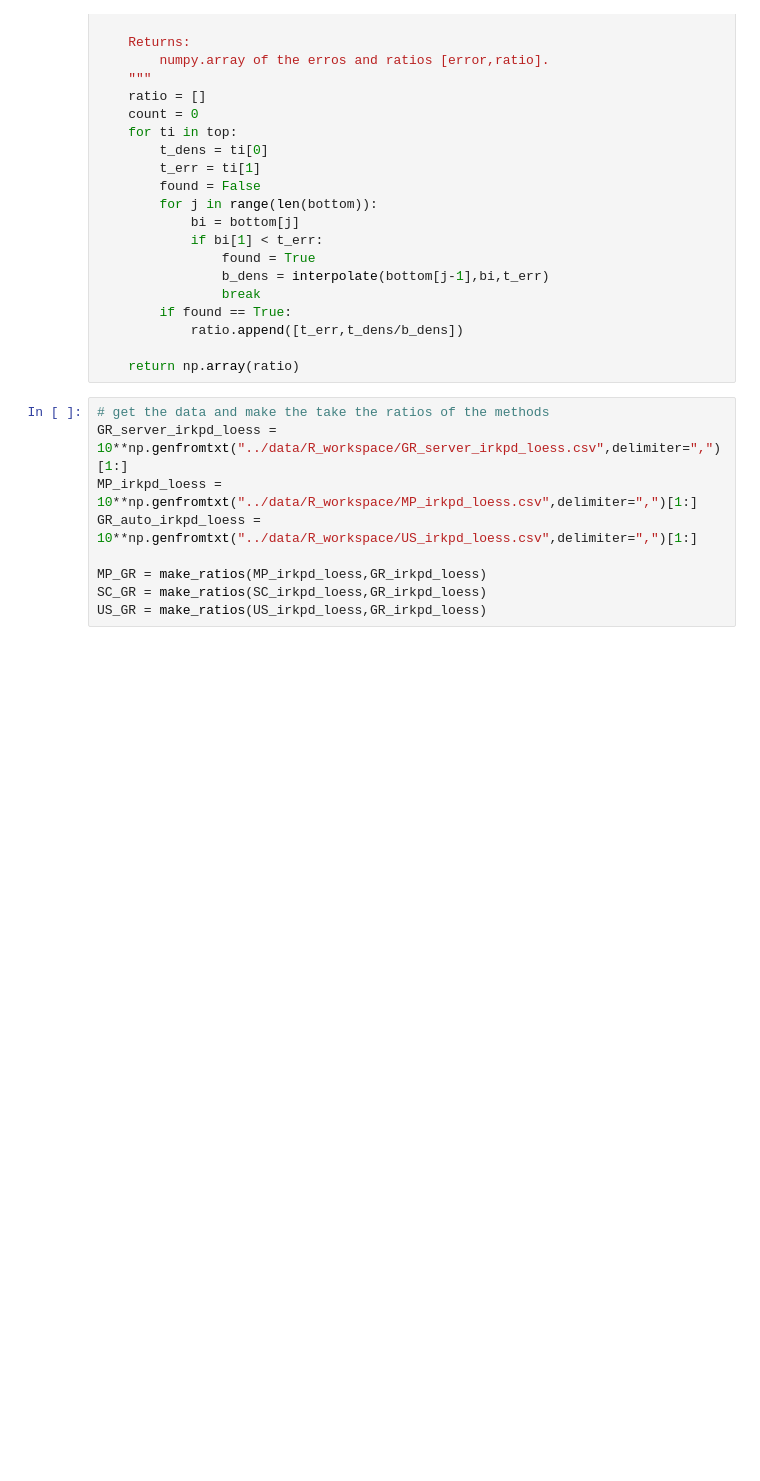
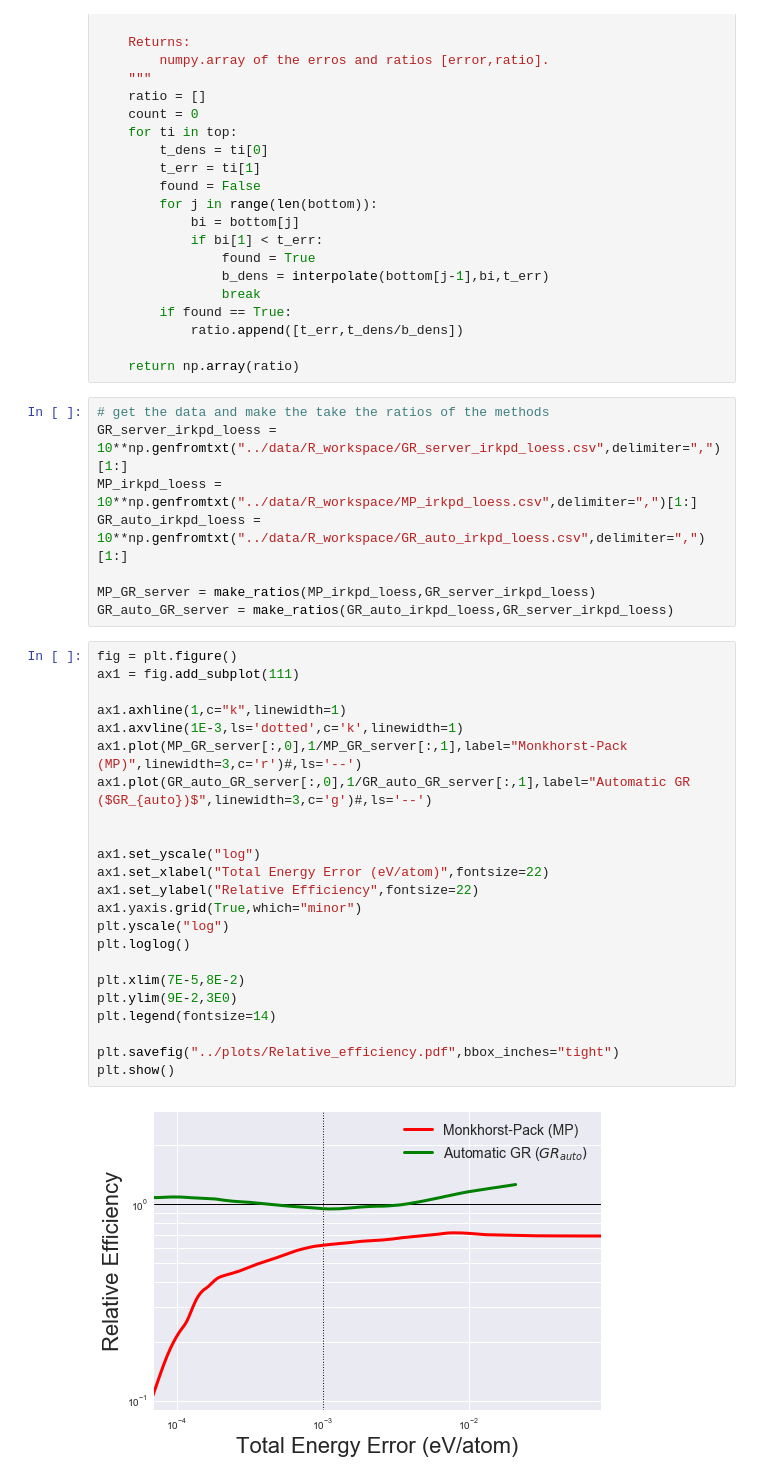
Before and after one commit to msg-byu/autoGR, a Jupyter notebook: paper/scripts/Plots.ipynb, the cells around one changed output. Saved outputs shown, nothing was run; the diff lists cells and outputs as text; blank space fills up the shorter version.

```diff
--- a/paper/scripts/Plots.ipynb
+++ b/paper/scripts/Plots.ipynb
@@ -377,8 +377,32 @@ def make_ratios(top,bottom):
 # get the data and make the take the ratios of the methods
 GR_server_irkpd_loess = 10**np.genfromtxt("../data/R_workspace/GR_server_irkpd_loess.csv",delimiter=",")[1:]
 MP_irkpd_loess = 10**np.genfromtxt("../data/R_workspace/MP_irkpd_loess.csv",delimiter=",")[1:]
-GR_auto_irkpd_loess = 10**np.genfromtxt("../data/R_workspace/US_irkpd_loess.csv",delimiter=",")[1:]
+GR_auto_irkpd_loess = 10**np.genfromtxt("../data/R_workspace/GR_auto_irkpd_loess.csv",delimiter=",")[1:]
 
-MP_GR = make_ratios(MP_irkpd_loess,GR_irkpd_loess)
-SC_GR = make_ratios(SC_irkpd_loess,GR_irkpd_loess)
-US_GR = make_ratios(US_irkpd_loess,GR_irkpd_loess)
+MP_GR_server = make_ratios(MP_irkpd_loess,GR_server_irkpd_loess)
+GR_auto_GR_server = make_ratios(GR_auto_irkpd_loess,GR_server_irkpd_loess)
+# %%
+fig = plt.figure()
+ax1 = fig.add_subplot(111)
+
+ax1.axhline(1,c="k",linewidth=1)
+ax1.axvline(1E-3,ls='dotted',c='k',linewidth=1)
+ax1.plot(MP_GR_server[:,0],1/MP_GR_server[:,1],label="Monkhorst-Pack (MP)",linewidth=3,c='r')#,ls='--')
+ax1.plot(GR_auto_GR_server[:,0],1/GR_auto_GR_server[:,1],label="Automatic GR ($GR_{auto})$",linewidth=3,c='g')#,ls='--')
+
+
+ax1.set_yscale("log")
+ax1.set_xlabel("Total Energy Error (eV/atom)",fontsize=22)
+ax1.set_ylabel("Relative Efficiency",fontsize=22)
+ax1.yaxis.grid(True,which="minor")
+plt.yscale("log")
+plt.loglog()
+
+plt.xlim(7E-5,8E-2)
+plt.ylim(9E-2,3E0)
+plt.legend(fontsize=14)
+
+plt.savefig("../plots/Relative_efficiency.pdf",bbox_inches="tight")
+plt.show()
+# %% [output]
+[figure, added]
```
